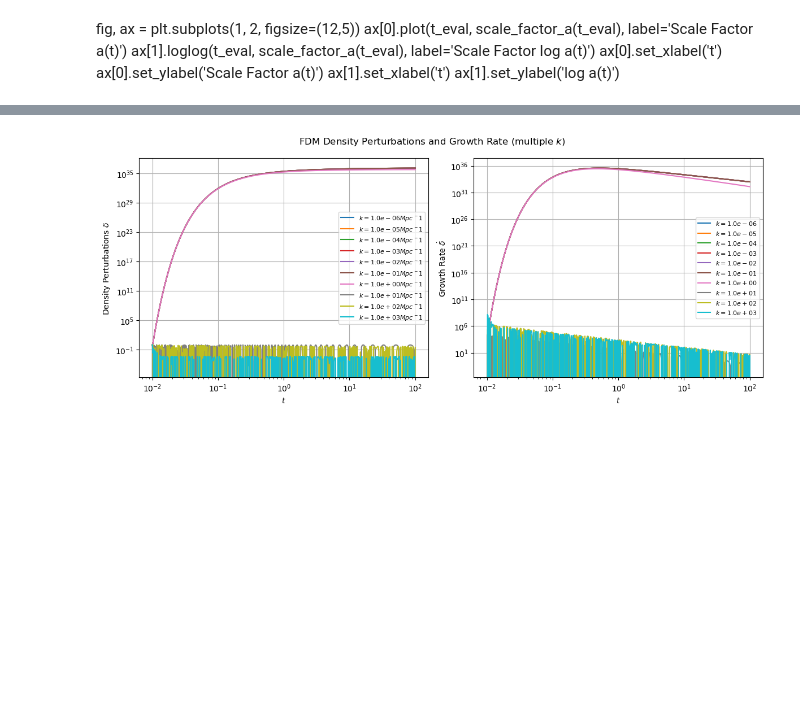
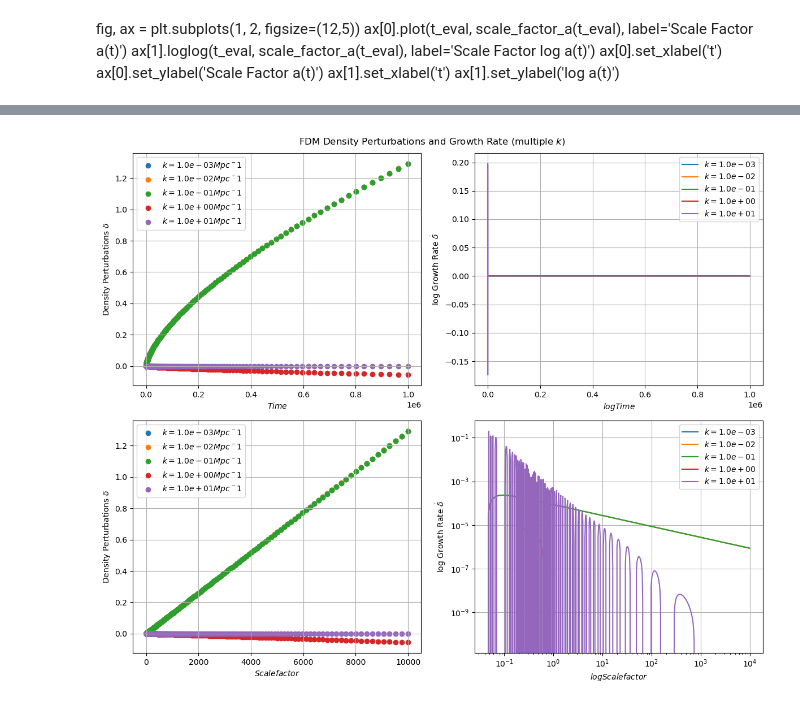
Before and after one commit to isha-m63/Wave_Dark_Matter, a Jupyter notebook: Obtaining_Power_Spectrum/FDM/FDM.ipynb, the cells around one changed output, grey strips where cells are left out. Saved outputs shown, nothing was run; the diff lists cells and outputs as text; code cells hidden in the pictures; blank space fills up the shorter version.

```diff
--- a/Obtaining_Power_Spectrum/FDM/FDM.ipynb
+++ b/Obtaining_Power_Spectrum/FDM/FDM.ipynb
@@ -86,0 +139,15 @@ initial_conditions
+# %%
+fig,ax = plt.subplots(1,2, figsize=(12, 5))
+ax[0].scatter(fdm_df['t'], fdm_df['delta_fdm'], label='FDM')
+ax[1].scatter(fdm_df['scale_factor_a'], fdm_df['delta_fdm'], label='FDM')
+
+ax[0].set_xlabel('Time')
+ax[1].set_xlabel('Scale Factor a')
+
+ax[0].set_ylabel('Density Contrast $\delta_{k}$')
+ax[1].set_ylabel('Density Contrast $\delta_{k}$')
+for i in ax:
+    i.legend()
+    i.grid()
+plt.tight_layout()
+#plt.savefig(output_path + 'FDM_delta_k_vs_time_and_a_100Mpc-inv.png', dpi=300)
@@ -101,7 +191,7 @@ def ode_fdm_allkvals(t, y, k):
 
     #H = 2 / (3 * t)
     quantum_term = (hbar**2 * k**4) / (4 * m**2 * scale_factor_a(t)**4)
-    grav_term = 2 / (3 * t**2 * scale_factor_a(t)**3)
+    grav_term = 4 * np.pi * G * rho_matter(t)
 
     #Solve the following coupled 1st order ODEs
     du1_dt = u2
@@ -125,7 +215,8 @@ for k_i in k_val:
                 't': t_eval[j],
                 'k': k_i,
                 'delta_fdm': sol_fdm.y[0][j],
-                'delta_dot_fdm': sol_fdm.y[1][j]
+                'delta_dot_fdm': sol_fdm.y[1][j],
+                'scale_factor_a': scale_factor_a(t_eval[j])
             }
         )
 # %%
@@ -151,39 +242,59 @@ df_fdm_allkvals
 # %%
-fig, ax = plt.subplots(1, 2, figsize=(12, 5))
+fig, ax = plt.subplots(2, 2, figsize=(12, 10))
 
 for k_i in sorted(df_fdm_allkvals['k'].unique()):
     df_k = df_fdm_allkvals[df_fdm_allkvals['k'] == k_i]
 
-    ax[0].loglog(
+    ax[0][0].scatter(
         df_k['t'],
         df_k['delta_fdm'],
         label=fr"$k={k_i:.1e} Mpc^{-1}$"
     )
 
-    ax[1].loglog(
+    ax[0][1].plot(
         df_k['t'],
         df_k['delta_dot_fdm'],
         label=fr"$k={k_i:.1e}$"
     )
 
-ax[0].set_ylabel(r"Density Perturbations $\delta$")
-ax[1].set_ylabel(r"Growth Rate $\dot{\delta}$")
+    ax[1][0].scatter(
+        df_k['scale_factor_a'],
+        df_k['delta_fdm'],
+        label=fr"$k={k_i:.1e} Mpc^{-1}$"
+    )
 
-ax[0].set_xlabel(r"$t$")
-ax[1].set_xlabel(r"$t$")
+    ax[1][1].loglog(
+        df_k['scale_factor_a'],
+        df_k['delta_dot_fdm'],
+        label=fr"$k={k_i:.1e}$"
+    )
 
-ax[0].grid(True)
-ax[1].grid(True)
 
-ax[0].legend(fontsize=8)
-ax[1].legend(fontsize=8)
+ax[0][0].set_xlabel("$Time$")
+ax[0][1].set_xlabel("$log Time$")
+ax[1][0].set_xlabel("$Scale factor$")
+ax[1][1].set_xlabel("$log Scale factor$")
 
-fig.suptitle("FDM Density Perturbations and Growth Rate (multiple $k$)")
-fig.tight_layout()
-fig.savefig(output_path + "fdm_density_growth_allk.png", dpi=300)
+
+
+ax[0][0].set_ylabel(r"Density Perturbations $\delta$")
+ax[0][1].set_ylabel(r"log Growth Rate $\dot{\delta}$")
+
+ax[1][0].set_ylabel(r"Density Perturbations $\delta$")
+ax[1][1].set_ylabel(r"log Growth Rate $\dot{\delta}$")
+
+
+for i in ax:
+    for j in i:
+        j.legend()
+        j.grid()
+
+plt.suptitle("FDM Density Perturbations and Growth Rate (multiple $k$)")
+plt.tight_layout()
+plt.savefig(output_path + "fdm_density_growth_allk.png", dpi=300)
 plt.show()
 # %% [output]
-[figure, old version]
+[figure, new version]
 # %%
 t_final_fdm = df_fdm_allkvals['t'].max()
 df_fdm_final = df_fdm_allkvals[df_fdm_allkvals['t'] == t_final_fdm]
```
Also changed, not shown: parts of 12 cells of this notebook, 20 other files.
